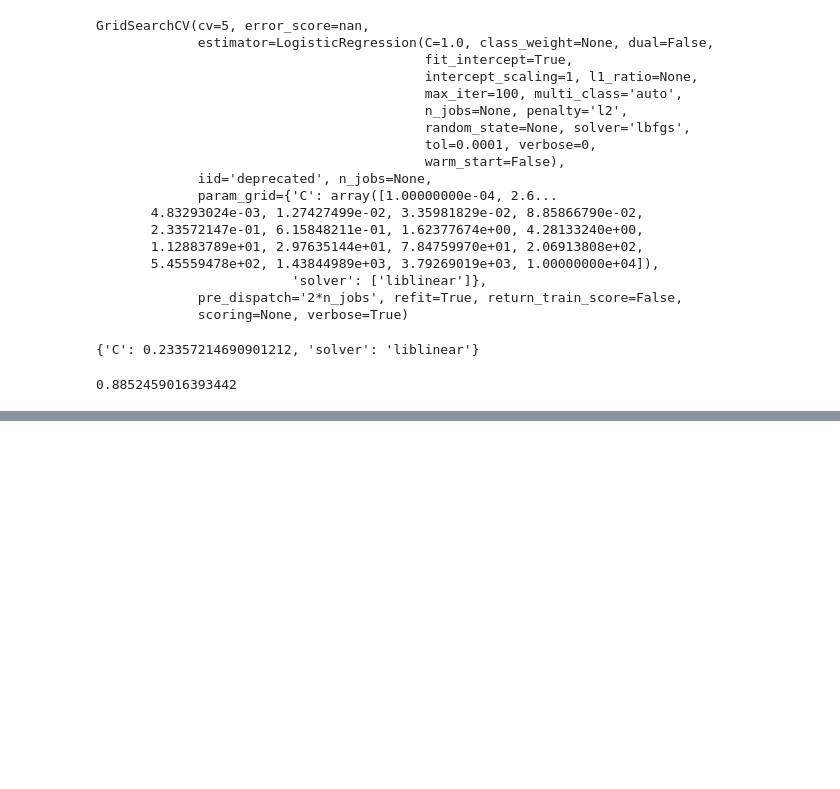
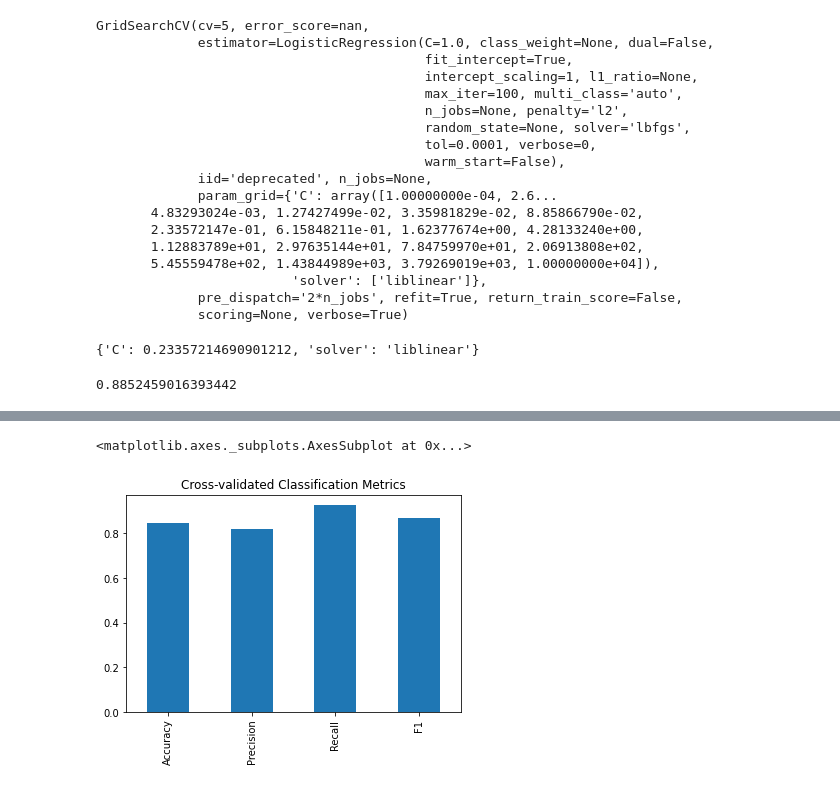
Before and after one commit to Fashad-Ahmed/Heart-Disease-Predictor, a Jupyter notebook: heart_disease.ipynb, the cells around one changed output, grey strips where cells are left out. Drawn from its saved outputs; the diff is of its cells as text; code cells hidden in the pictures; blank space fills up the shorter version.

```diff
--- a/heart_disease.ipynb
+++ b/heart_disease.ipynb
@@ -446,0 +464,11 @@ grid_log_reg.score(X_test, y_test)
+# %%
+cv_metrics = pd.DataFrame({"Accuracy": cross_val_sc,
+                           "Precision": cross_val_p,
+                           "Recall": cross_val_r,
+                           "F1": cross_val_f},
+                          index=[0])
+
+cv_metrics.T.plot.bar(title="Cross-validated Classification Metrics", legend=False)
+# %% [output]
+<matplotlib.axes._subplots.AxesSubplot at 0x...>
+[figure, added]
```
Also changed, not shown: parts of 23 cells of this notebook.
